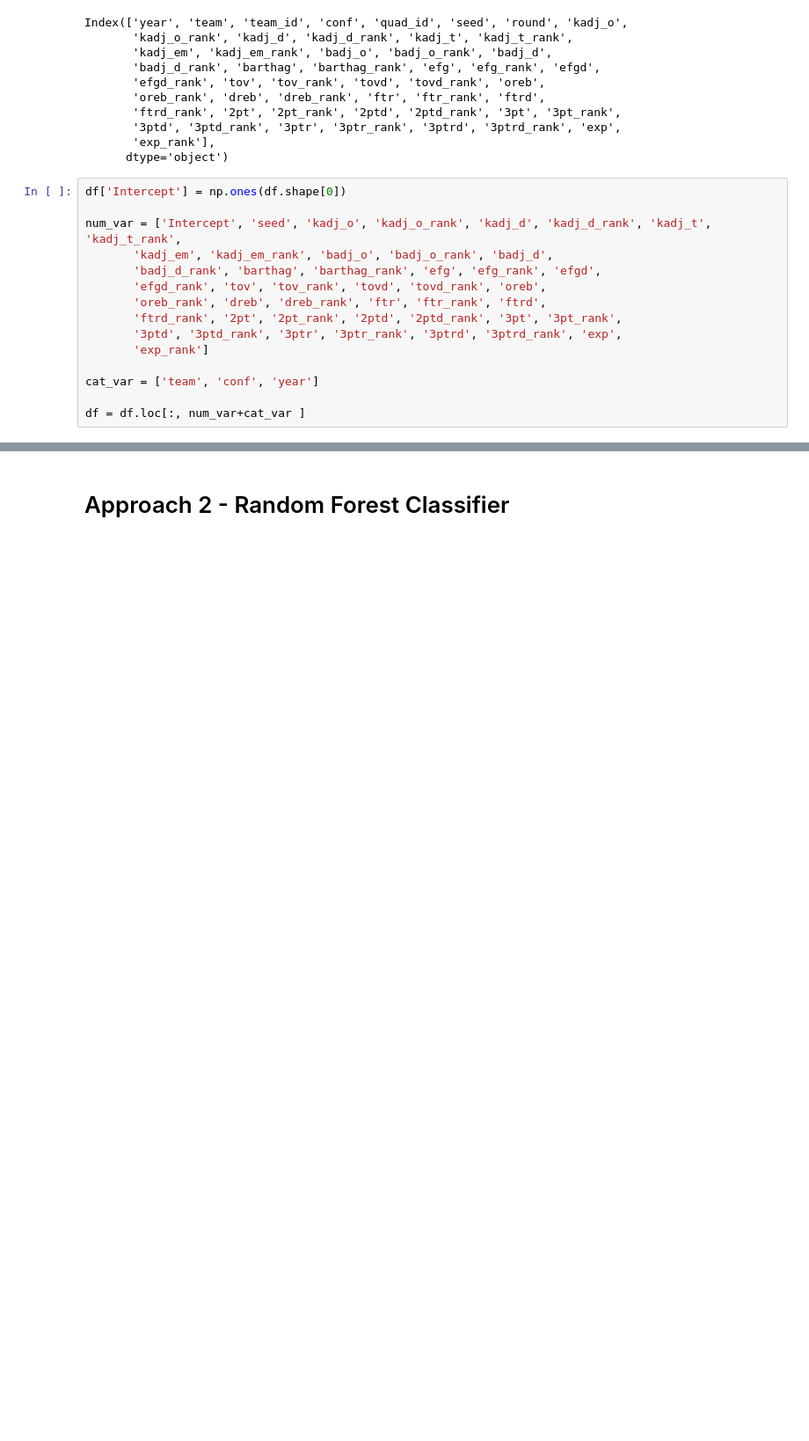
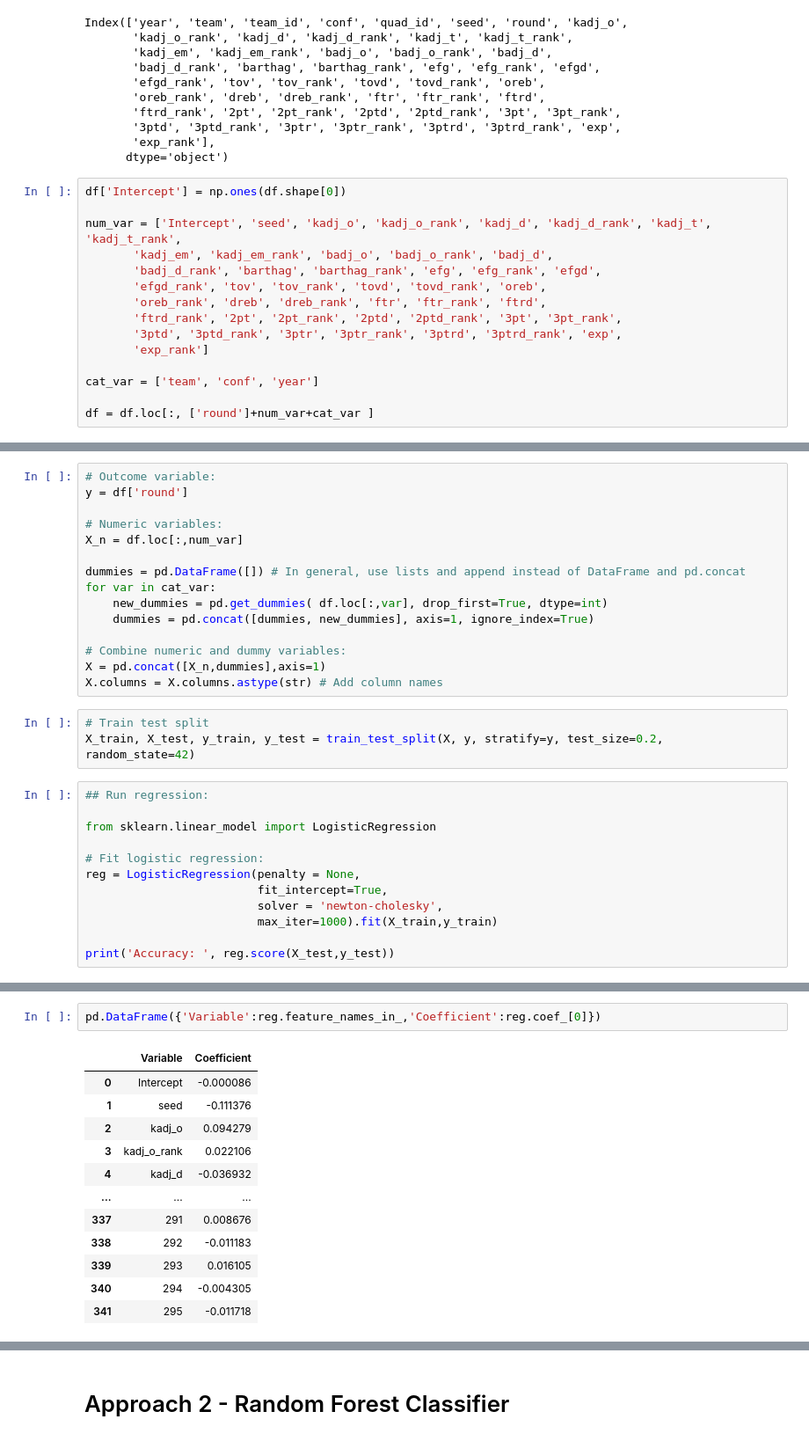
Before and after one commit to baywigg/DS3001Group, a Jupyter notebook: results.ipynb, the cells around one changed output, grey strips where cells are left out. Shown at 88% size. Drawn from its saved outputs; the diff is of its cells as text; blank space fills up the shorter version.

```diff
--- a/results.ipynb
+++ b/results.ipynb
@@ -100,4 +100,4 @@ num_var = ['Intercept', 'seed', 'kadj_o', 'kadj_o_rank', 'kadj_d', 'kadj_d_rank'
 
 cat_var = ['team', 'conf', 'year']
 
-df = df.loc[:, num_var+cat_var ]
+df = df.loc[:, ['round']+num_var+cat_var ]
@@ -106,0 +104,30 @@ y = df['round']
+# %%
+# Outcome variable:
+y = df['round']
+
+# Numeric variables:
+X_n = df.loc[:,num_var]
+
+dummies = pd.DataFrame([]) # In general, use lists and append instead of DataFrame and pd.concat
+for var in cat_var:
+    new_dummies = pd.get_dummies( df.loc[:,var], drop_first=True, dtype=int)
+    dummies = pd.concat([dummies, new_dummies], axis=1, ignore_index=True)
+
+# Combine numeric and dummy variables:
+X = pd.concat([X_n,dummies],axis=1)
+X.columns = X.columns.astype(str) # Add column names
+# %%
+# Train test split
+X_train, X_test, y_train, y_test = train_test_split(X, y, stratify=y, test_size=0.2, random_state=42)
+# %%
+## Run regression:
+
+from sklearn.linear_model import LogisticRegression
+
+# Fit logistic regression:
+reg = LogisticRegression(penalty = None,
+                         fit_intercept=True,
+                         solver = 'newton-cholesky',
+                         max_iter=1000).fit(X_train,y_train)
+
+print('Accuracy: ', reg.score(X_test,y_test))
@@ -106,0 +145,15 @@ y = df['round']
+# %%
+pd.DataFrame({'Variable':reg.feature_names_in_,'Coefficient':reg.coef_[0]})
+# %% [output]
+|  | Variable | Coefficient |
+| 0 | Intercept | -0.000086 |
+| 1 | seed | -0.111376 |
+| 2 | kadj_o | 0.094279 |
+| 3 | kadj_o_rank | 0.022106 |
+| 4 | kadj_d | -0.036932 |
+| ... | ... | ... |
+| 337 | 291 | 0.008676 |
+| 338 | 292 | -0.011183 |
+| 339 | 293 | 0.016105 |
+| 340 | 294 | -0.004305 |
+| 341 | 295 | -0.011718 |
```
Also changed, not shown: parts of 5 cells of this notebook.
